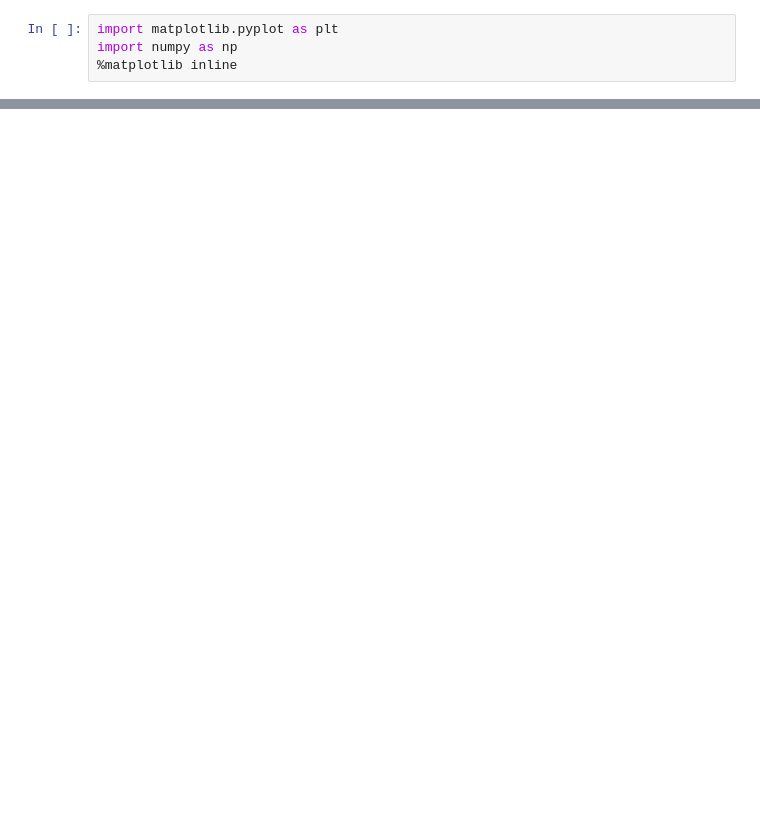
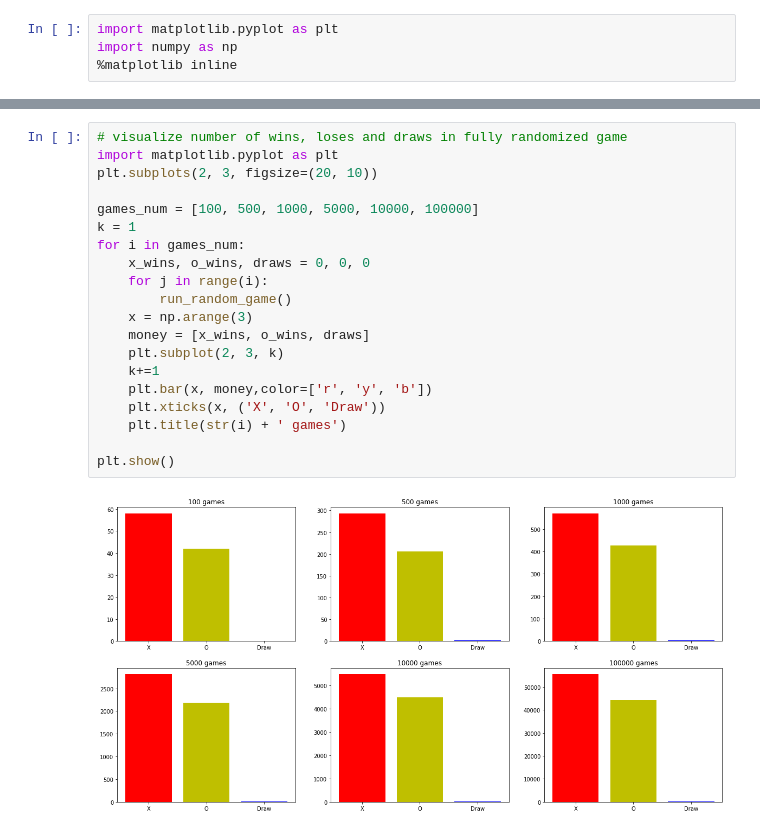
Before and after one commit to Vanik888/Game-AI, a Jupyter notebook: project_1/task1.3/Connect statistic.ipynb, the cells around one changed output, grey strips where cells are left out. Drawn from its saved outputs; the diff is of its cells as text; blank space fills up the shorter version.

```diff
--- a/project_1/task1.3/Connect statistic.ipynb
+++ b/project_1/task1.3/Connect statistic.ipynb
@@ -53,0 +86,22 @@ def run_random_game():
+# %%
+# visualize number of wins, loses and draws in fully randomized game
+import matplotlib.pyplot as plt
+plt.subplots(2, 3, figsize=(20, 10))
+
+games_num = [100, 500, 1000, 5000, 10000, 100000]
+k = 1
+for i in games_num:
+    x_wins, o_wins, draws = 0, 0, 0
+    for j in range(i):
+        run_random_game()
+    x = np.arange(3)
+    money = [x_wins, o_wins, draws]
+    plt.subplot(2, 3, k)
+    k+=1
+    plt.bar(x, money,color=['r', 'y', 'b'])
+    plt.xticks(x, ('X', 'O', 'Draw'))
+    plt.title(str(i) + ' games')
+
+plt.show()
+# %% [output]
+[figure, added]
```
Also changed, not shown: parts of 11 cells of this notebook, 1 other file.
